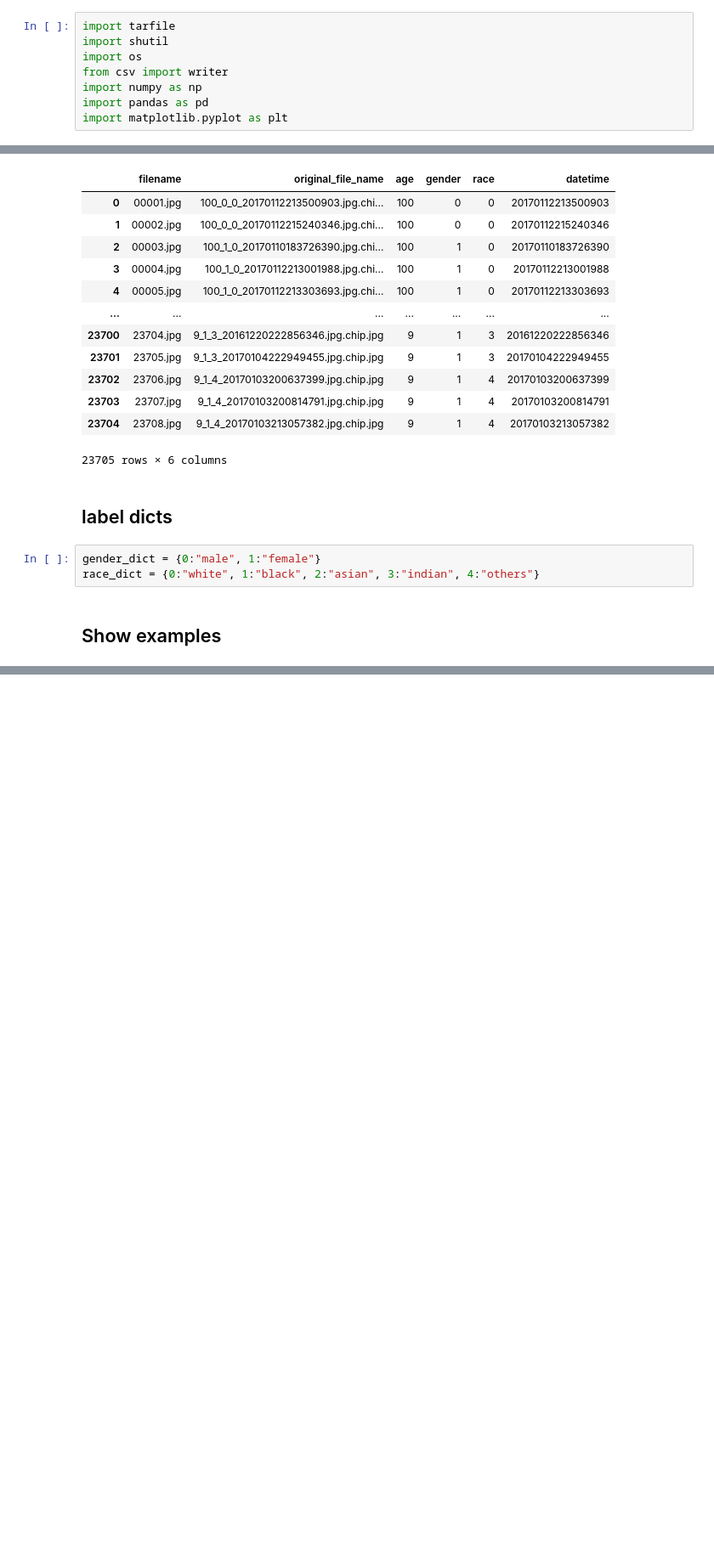
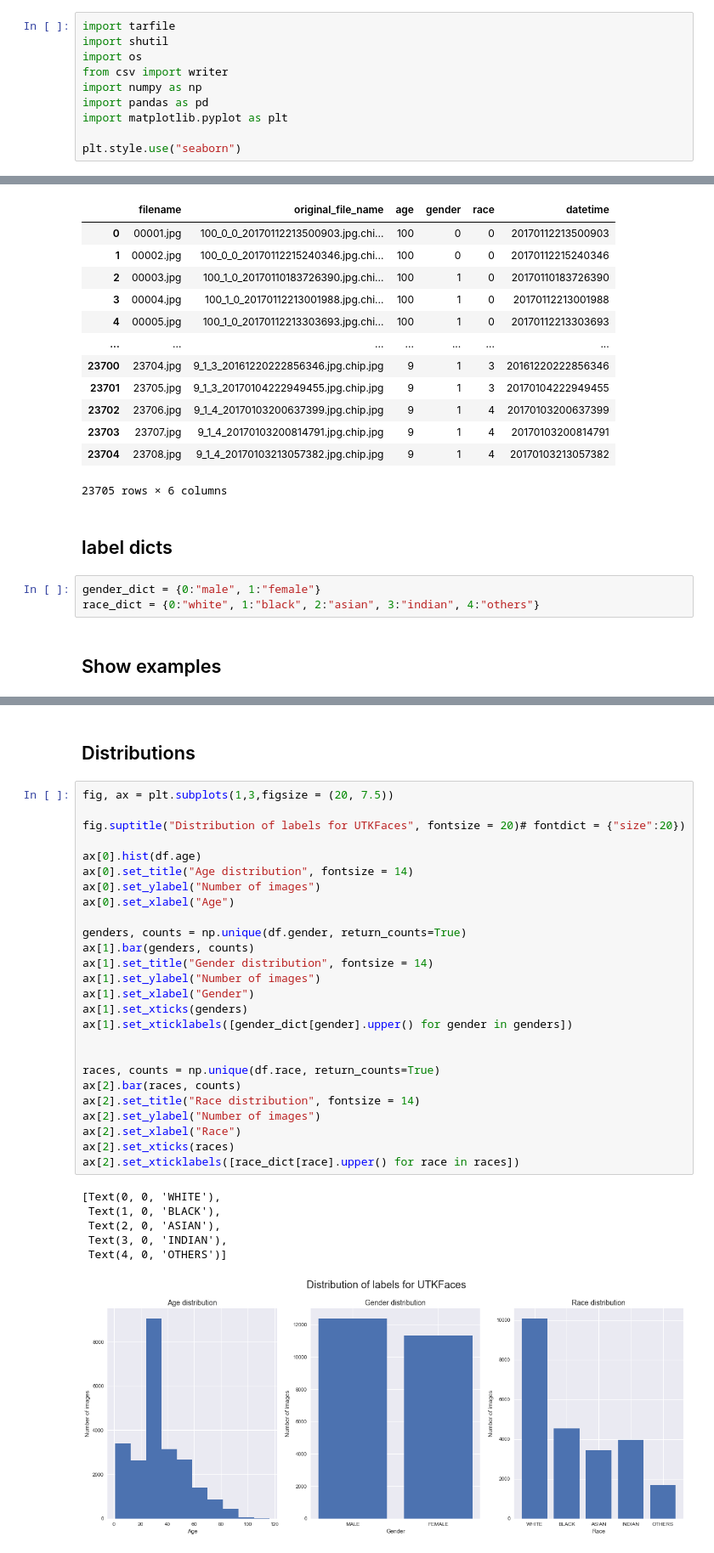
Before and after one commit to s183920/02582_Computational_Data_Analysis_Case2, a Jupyter notebook: data.ipynb, the cells around one changed output, grey strips where cells are left out. Shown at 85% size. Saved outputs shown, nothing was run; the diff lists cells and outputs as text; blank space fills up the shorter version.

```diff
--- a/data.ipynb
+++ b/data.ipynb
@@ -8,6 +8,8 @@ from csv import writer
 import numpy as np
 import pandas as pd
 import matplotlib.pyplot as plt
+
+plt.style.use("seaborn")
 # %% [markdown]
 ## Get data and prepare - should only be run once
 
@@ -128,0 +131,35 @@ for i in range(nrows):
+# %% [markdown]
+## Distributions
+# %%
+fig, ax = plt.subplots(1,3,figsize = (20, 7.5))
+
+fig.suptitle("Distribution of labels for UTKFaces", fontsize = 20)# fontdict = {"size":20})
+
+ax[0].hist(df.age)
+ax[0].set_title("Age distribution", fontsize = 14)
+ax[0].set_ylabel("Number of images")
+ax[0].set_xlabel("Age")
+
+genders, counts = np.unique(df.gender, return_counts=True)
+ax[1].bar(genders, counts)
+ax[1].set_title("Gender distribution", fontsize = 14)
+ax[1].set_ylabel("Number of images")
+ax[1].set_xlabel("Gender")
+ax[1].set_xticks(genders)
+ax[1].set_xticklabels([gender_dict[gender].upper() for gender in genders])
+
+
+races, counts = np.unique(df.race, return_counts=True)
+ax[2].bar(races, counts)
+ax[2].set_title("Race distribution", fontsize = 14)
+ax[2].set_ylabel("Number of images")
+ax[2].set_xlabel("Race")
+ax[2].set_xticks(races)
+ax[2].set_xticklabels([race_dict[race].upper() for race in races])
+# %% [output]
+[Text(0, 0, 'WHITE'),
+ Text(1, 0, 'BLACK'),
+ Text(2, 0, 'ASIAN'),
+ Text(3, 0, 'INDIAN'),
+ Text(4, 0, 'OTHERS')]
+[figure, added]
```
Also changed, not shown: parts of 1 cell of this notebook, 2 other files.
